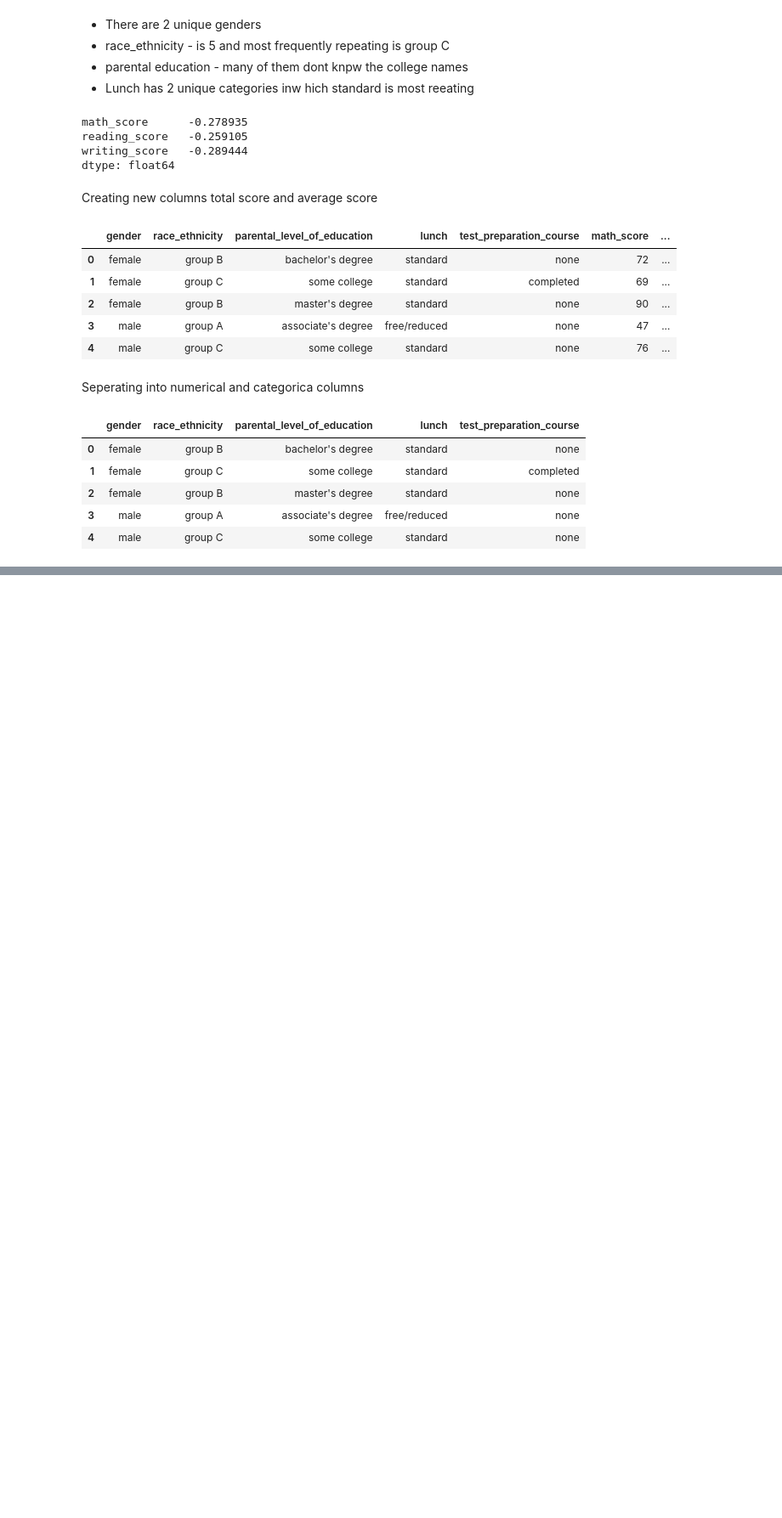
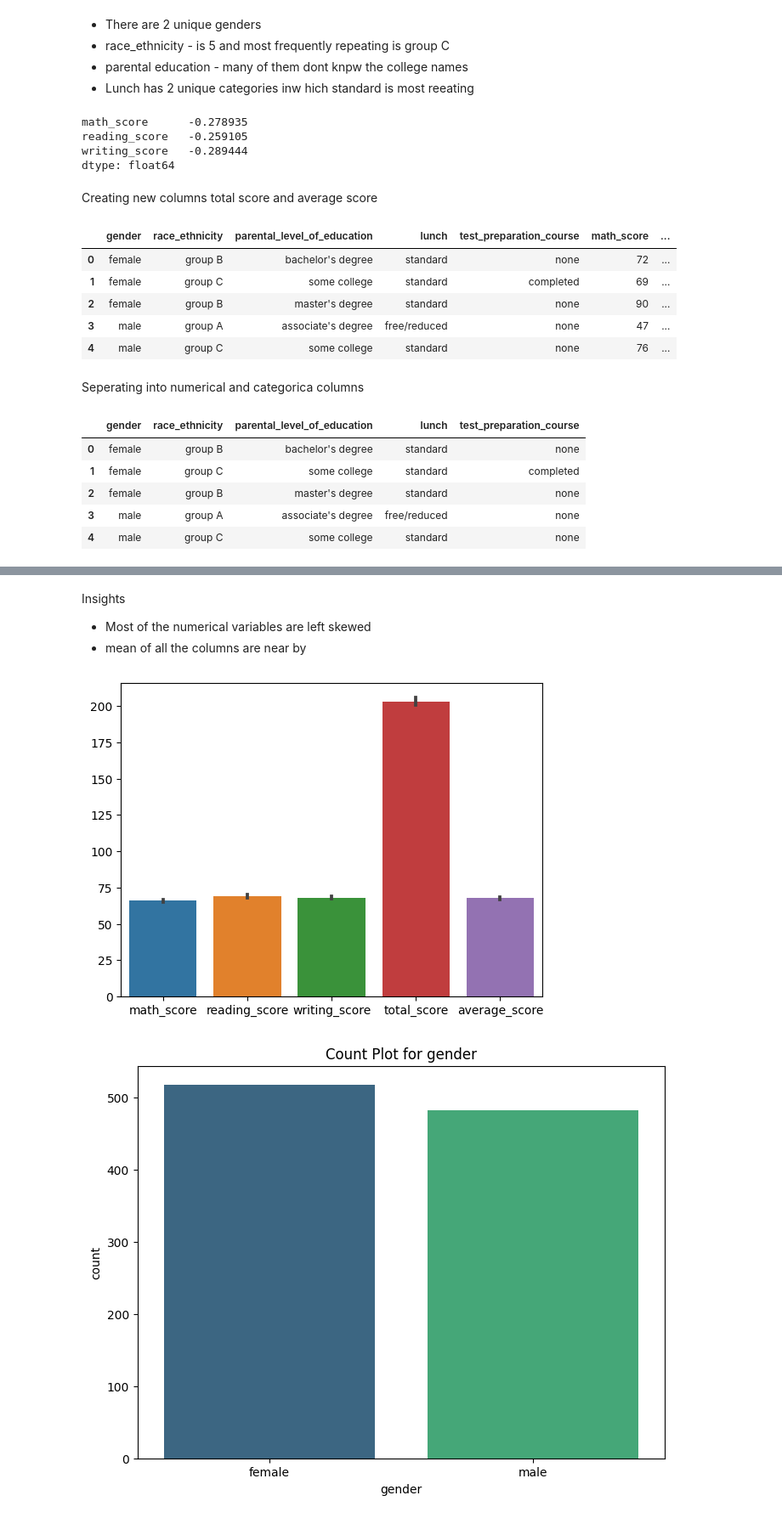
Before and after one commit to alkachauhanr/ML-Project, a Jupyter notebook: notebook/data/EDA studenets.ipynb, the cells around one changed output, grey strips where cells are left out. Shown: that part at 85% size. Drawn from its saved outputs; the diff is of its cells as text; code cells hidden in the pictures; blank space fills up the shorter version.

```diff
--- a/notebook/data/EDA studenets.ipynb
+++ b/notebook/data/EDA studenets.ipynb
@@ -175,0 +190,14 @@ Visualization
+# %% [markdown]
+Insights
+* Most of the numerical variables are left skewed
+* mean of all the columns are near by
+# %%
+sns.barplot(data = df, )
+for column in df_cat:
+    plt.figure(figsize=(8, 6))  # Adjust figsize as needed
+    sns.countplot(x=column, data=df_cat, palette='viridis')
+    plt.title(f'Count Plot for {column}')
+    plt.show()
+# %% [output]
+[figure, added]
+[figure, added]
```
Also changed, not shown: parts of 9 cells of this notebook, 1 other file.
